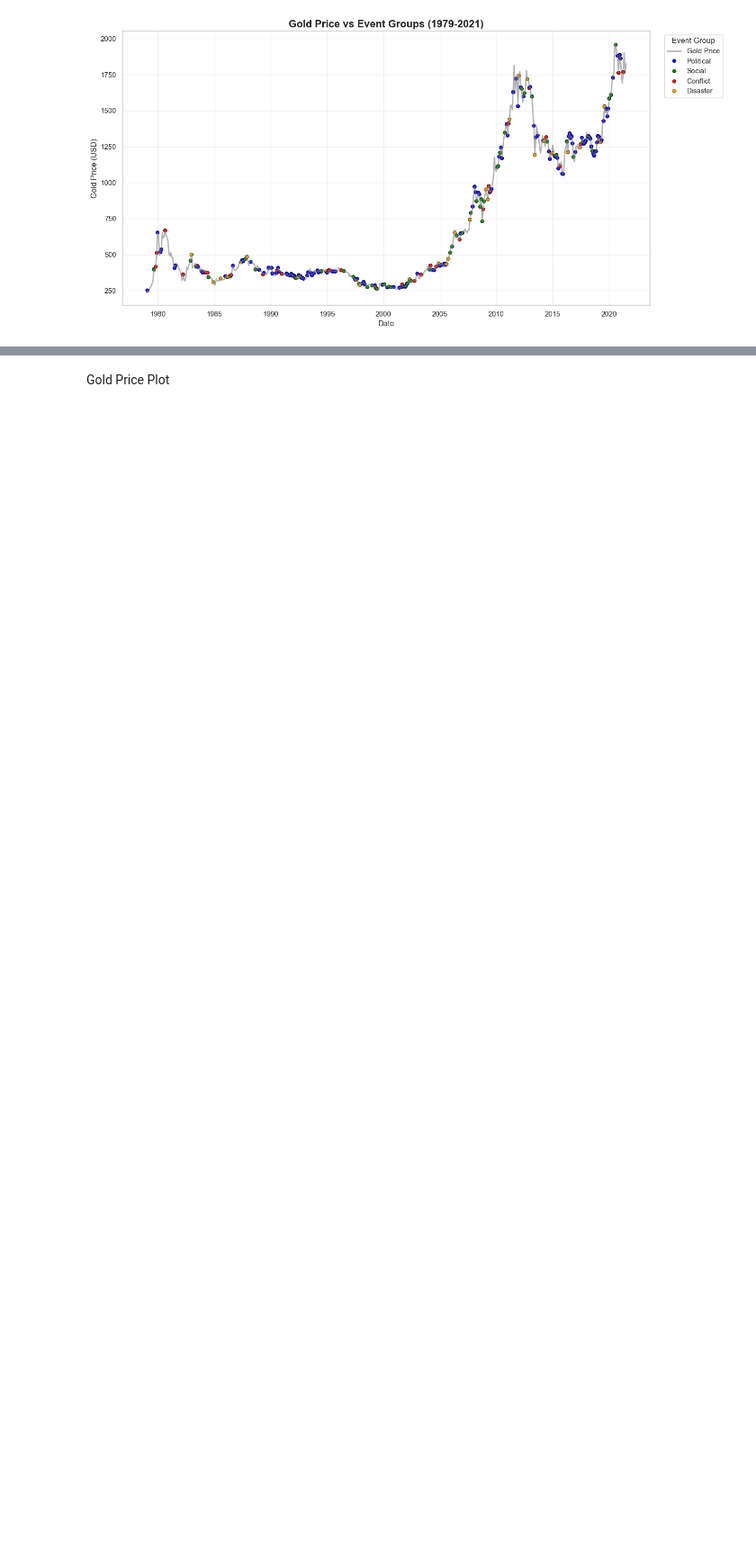
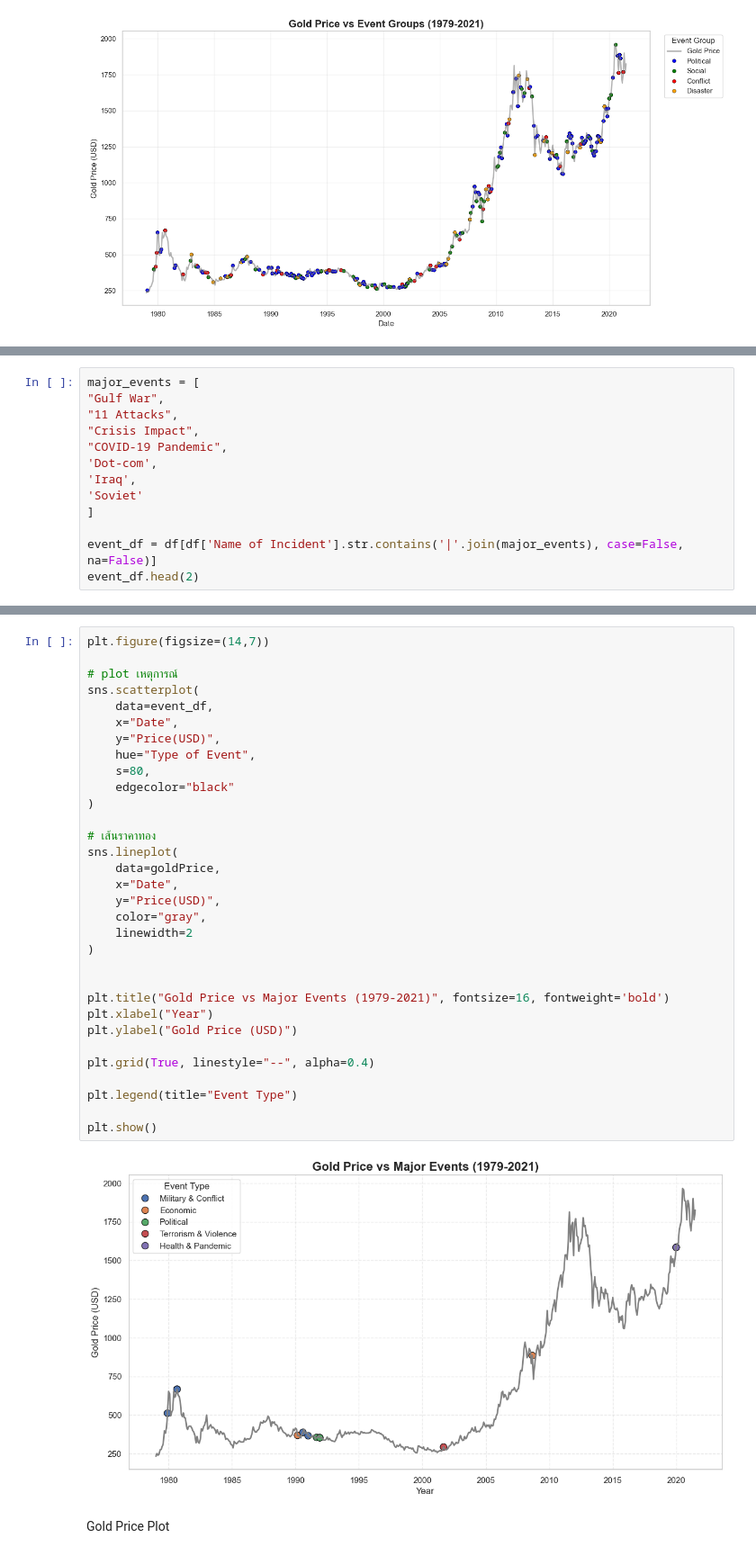
Before and after one commit to WornWolf/DataSci_Project_2026, a Jupyter notebook: project_initial.ipynb, the cells around one changed output, grey strips where cells are left out. Shown at 90% size. Saved outputs shown, nothing was run; the diff lists cells and outputs as text; blank space fills up the shorter version.

```diff
--- a/project_initial.ipynb
+++ b/project_initial.ipynb
@@ -529,0 +532,13 @@ plt.show()
+# %%
+major_events = [
+"Gulf War",
+"11 Attacks",
+"Crisis Impact",
+"COVID-19 Pandemic",
+'Dot-com',
+'Iraq',
+'Soviet'
+]
+
+event_df = df[df['Name of Incident'].str.contains('|'.join(major_events), case=False, na=False)]
+event_df.head(2)
@@ -530,3 +575,37 @@ plt.show()
+# %%
+plt.figure(figsize=(14,7))
+
+# plot เหตุการณ์
+sns.scatterplot(
+    data=event_df,
+    x="Date",
+    y="Price(USD)",
+    hue="Type of Event",
+    s=80,
+    edgecolor="black"
+)
+
+# เส้นราคาทอง
+sns.lineplot(
+    data=goldPrice,
+    x="Date",
+    y="Price(USD)",
+    color="gray",
+    linewidth=2
+)
+
+
+plt.title("Gold Price vs Major Events (1979-2021)", fontsize=16, fontweight='bold')
+plt.xlabel("Year")
+plt.ylabel("Gold Price (USD)")
+
+plt.grid(True, linestyle="--", alpha=0.4)
+
+plt.legend(title="Event Type")
+
+plt.show()
+# %% [output]
+[figure, added]
 # %% [markdown]
 Gold Price Plot
 # %%
```
Also changed, not shown: parts of 8 cells of this notebook.
